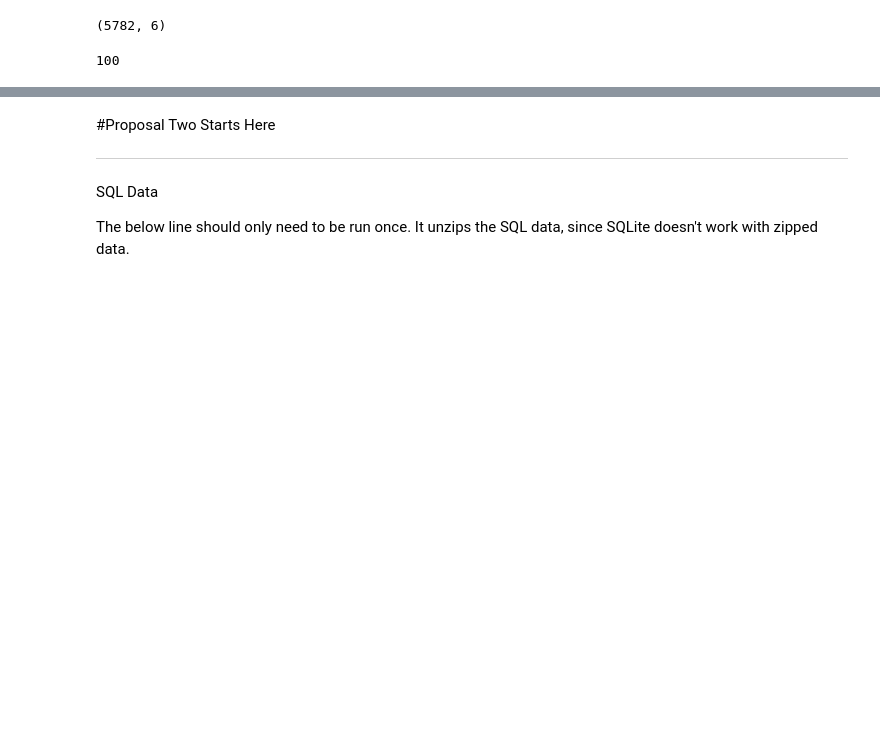
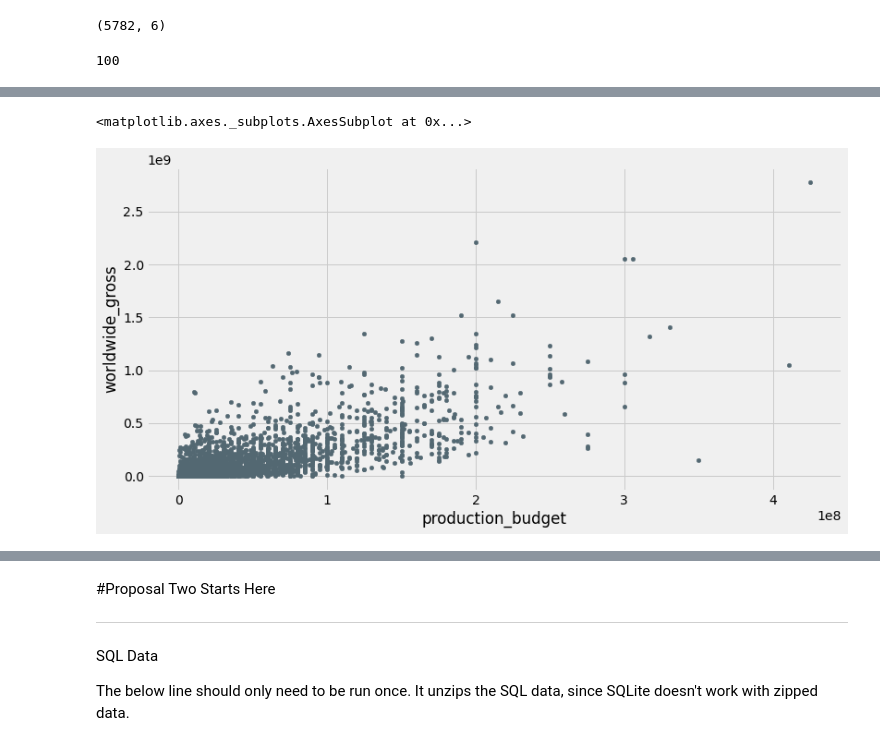
Before and after one commit to olexy/da_ds_ml, a Jupyter notebook: exploratory.ipynb, the cells around one changed output, grey strips where cells are left out. Drawn from its saved outputs; the diff is of its cells as text; code cells hidden in the pictures; blank space fills up the shorter version.

```diff
--- a/exploratory.ipynb
+++ b/exploratory.ipynb
@@ -605,0 +683,6 @@ movie_budget.id.nunique()
+# %%
+#find correlation between production budget and worldwide gross
+movie_budget.plot.scatter('production_budget','worldwide_gross', figsize=[12,6], color='#536872')
+# %% [output]
+<matplotlib.axes._subplots.AxesSubplot at 0x...>
+[figure, added]
```
Also changed, not shown: parts of 17 cells of this notebook.
